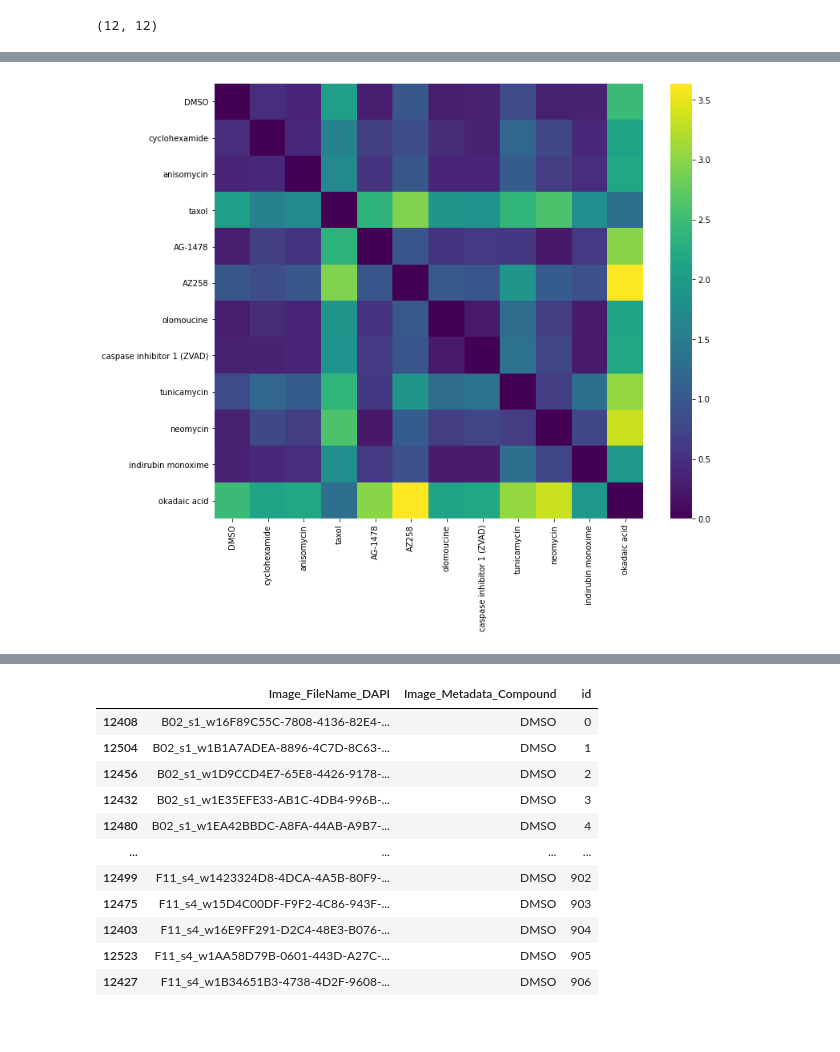
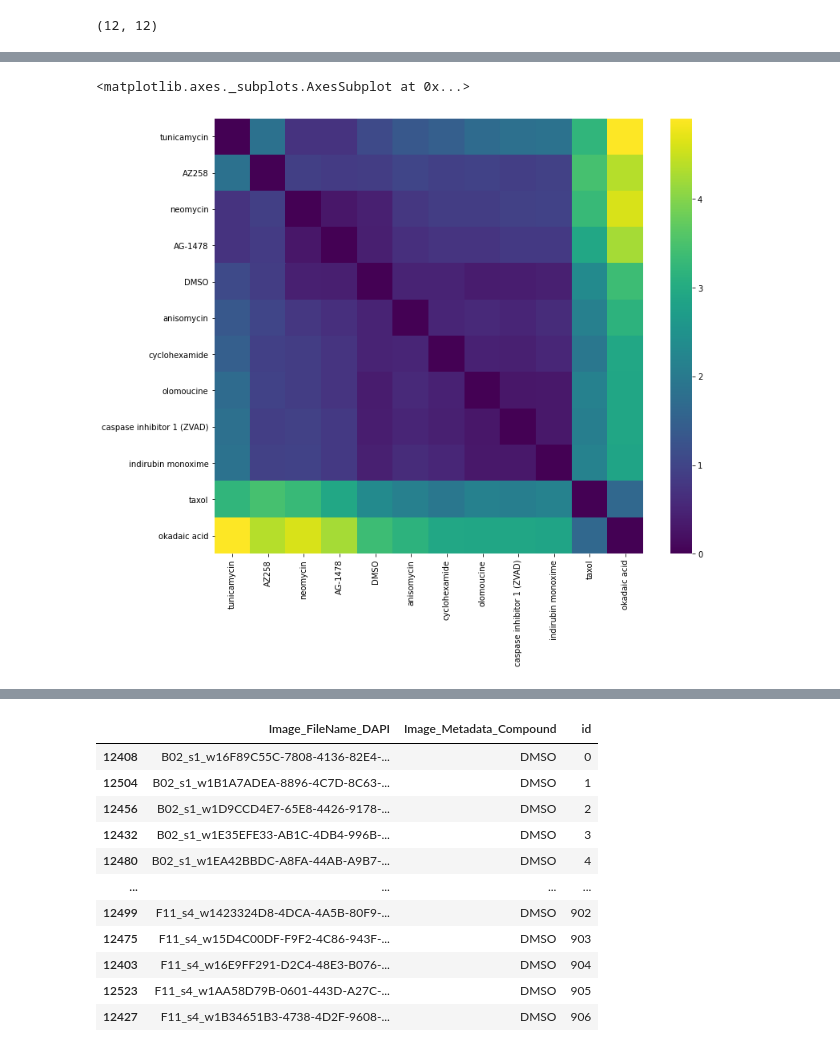
Before and after one commit to NotAndres/pytorch-vsc, a Jupyter notebook: notebook/vsc.ipynb, the cells around one changed output, grey strips where cells are left out. Cells and saved outputs as stored; diff of their text form; code cells hidden in the pictures.

```diff
--- a/notebook/vsc.ipynb
+++ b/notebook/vsc.ipynb
@@ -583,10 +589,19 @@ plt.show()
-# %%
-fig = plt.figure(figsize=(12,10))
-hm = sns.heatmap(kldist_matrix, xticklabels=comp_list, yticklabels=comp_list, cmap=plt.cm.viridis, )
-figname = results_dir + 'Eval_kld.png'
-hm.figure.savefig(figname)
-# %% [output]
-[figure, removed]
+# %%
+import scipy.cluster.hierarchy as sch
+plt.figure(figsize=(12,10))
+Y = sch.linkage(kldist_matrix, method='centroid', optimal_ordering=True)
+Z = sch.dendrogram(Y, orientation='left', no_plot=True)
+
+# Plot distance matrix.
+labels = comp_list[Z['leaves']]
+D = kldist_matrix
+index = Z['leaves']
+D = D[index,:]
+D = D[:,index]
+sns.heatmap(D, xticklabels=labels, yticklabels=labels, cmap=plt.cm.viridis)
+# %% [output]
+<matplotlib.axes._subplots.AxesSubplot at 0x...>
+[figure, added]
 # %%
 model.eval()
 idx = np.argmax(kldist_matrix)
```
Also changed, not shown: parts of 34 cells of this notebook, 6 other files.
